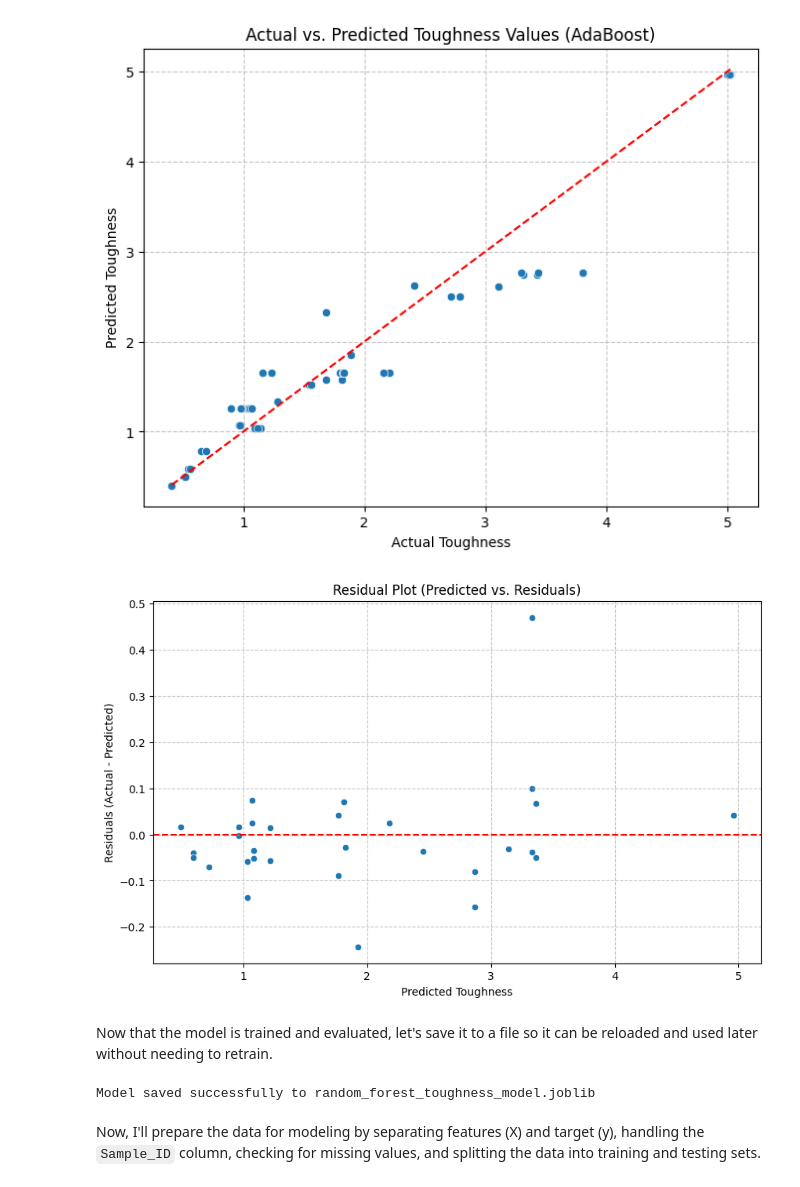
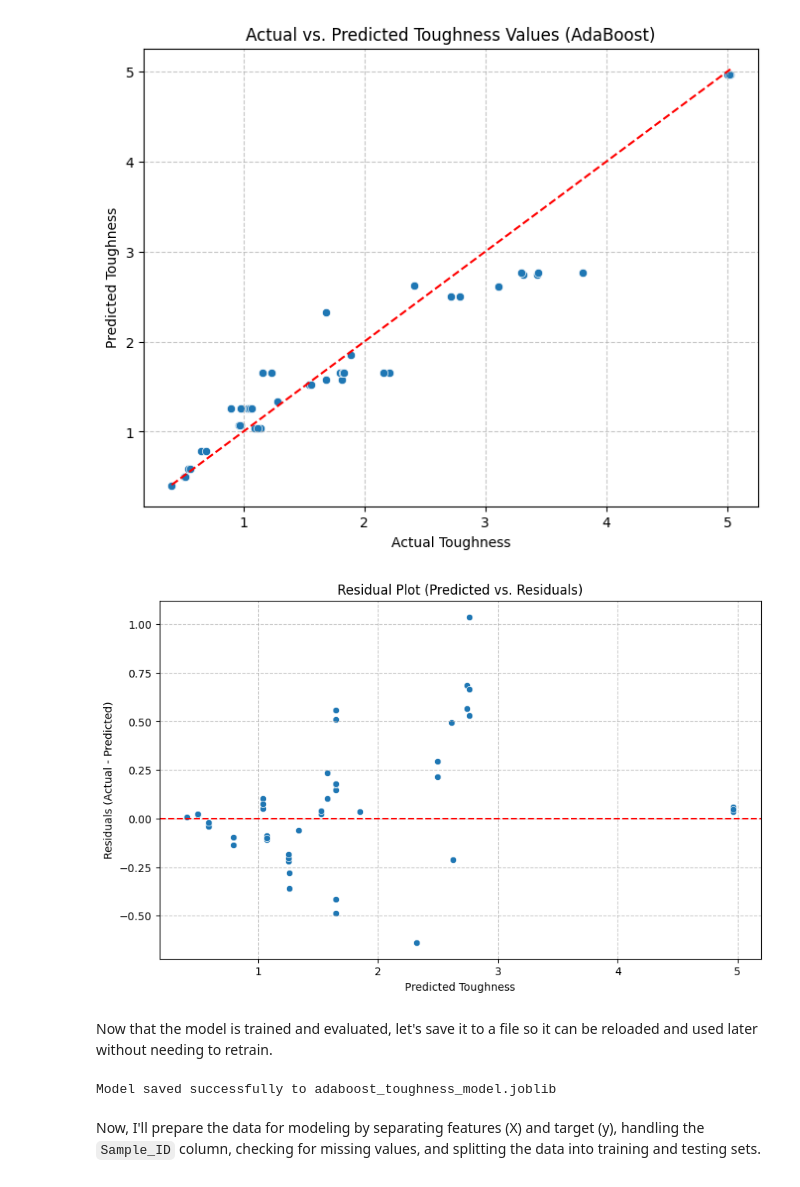
Before and after one commit to skpaul59/Codtyper, a Jupyter notebook: Copy_of_Toughness_AdaBoost_30_Test.ipynb, the cells around one changed output. Cells and saved outputs as stored; diff of their text form; code cells hidden in the pictures.

```diff
--- a/Copy_of_Toughness_AdaBoost_30_Test.ipynb
+++ b/Copy_of_Toughness_AdaBoost_30_Test.ipynb
@@ -60,0 +63,18 @@ plt.show()
+# %%
+from sklearn.model_selection import train_test_split
+
+# Separate features (X) and target (y)
+X = df.drop(['Toughness', 'Sample_ID'], axis=1)
+y = df['Toughness']
+
+# Check for missing values
+print('Missing values in features:\n', X.isnull().sum())
+print('\nMissing values in target:\n', y.isnull().sum())
+
+# Split the data into training and testing sets
+X_train, X_test, y_train, y_test = train_test_split(X, y, test_size=0.3, random_state=42)
+
+print('\nX_train shape:', X_train.shape)
+print('X_test shape:', X_test.shape)
+print('y_train shape:', y_train.shape)
+print('y_test shape:', y_test.shape)
@@ -188,36 +223,36 @@ plt.show()
 # %%
 import matplotlib.pyplot as plt
 import seaborn as sns
 
 # Calculate residuals
-residuals = y_test - y_pred
+residuals = y_test - y_pred_ada
 
 # Create a residual plot
 fig = plt.figure(figsize=(10, 6))
-sns.scatterplot(x=y_pred, y=residuals)
+sns.scatterplot(x=y_pred_ada, y=residuals)
 plt.axhline(y=0, color='r', linestyle='--') # Add a horizontal line at y=0
 
 plt.title('Residual Plot (Predicted vs. Residuals)')
 plt.xlabel('Predicted Toughness')
 plt.ylabel('Residuals (Actual - Predicted)')
 plt.grid(True, linestyle='--', alpha=0.7)
 plt.show()
 # %% [output]
-[figure, old version]
+[figure, new version]
 # %% [markdown]
 Now that the model is trained and evaluated, let's save it to a file so it can be reloaded and used later without needing to retrain.
 # %%
 import joblib
 
 # Define the filename for the saved model
-model_filename = 'random_forest_toughness_model.joblib'
+model_filename = 'adaboost_toughness_model.joblib'
 
-# Save the best Random Forest model to the file
-joblib.dump(best_rf, model_filename)
+# Save the best AdaBoost model to the file
+joblib.dump(best_ada, model_filename)
 
 print(f"Model saved successfully to {model_filename}")
 # %% [output]
-Model saved successfully to random_forest_toughness_model.joblib
+Model saved successfully to adaboost_toughness_model.joblib
 # %% [markdown]
 Now, I'll prepare the data for modeling by separating features (X) and target (y), handling the `Sample_ID` column, checking for missing values, and splitting the data into training and testing sets.
 # %%
```
Also changed, not shown: parts of 3 cells of this notebook.
